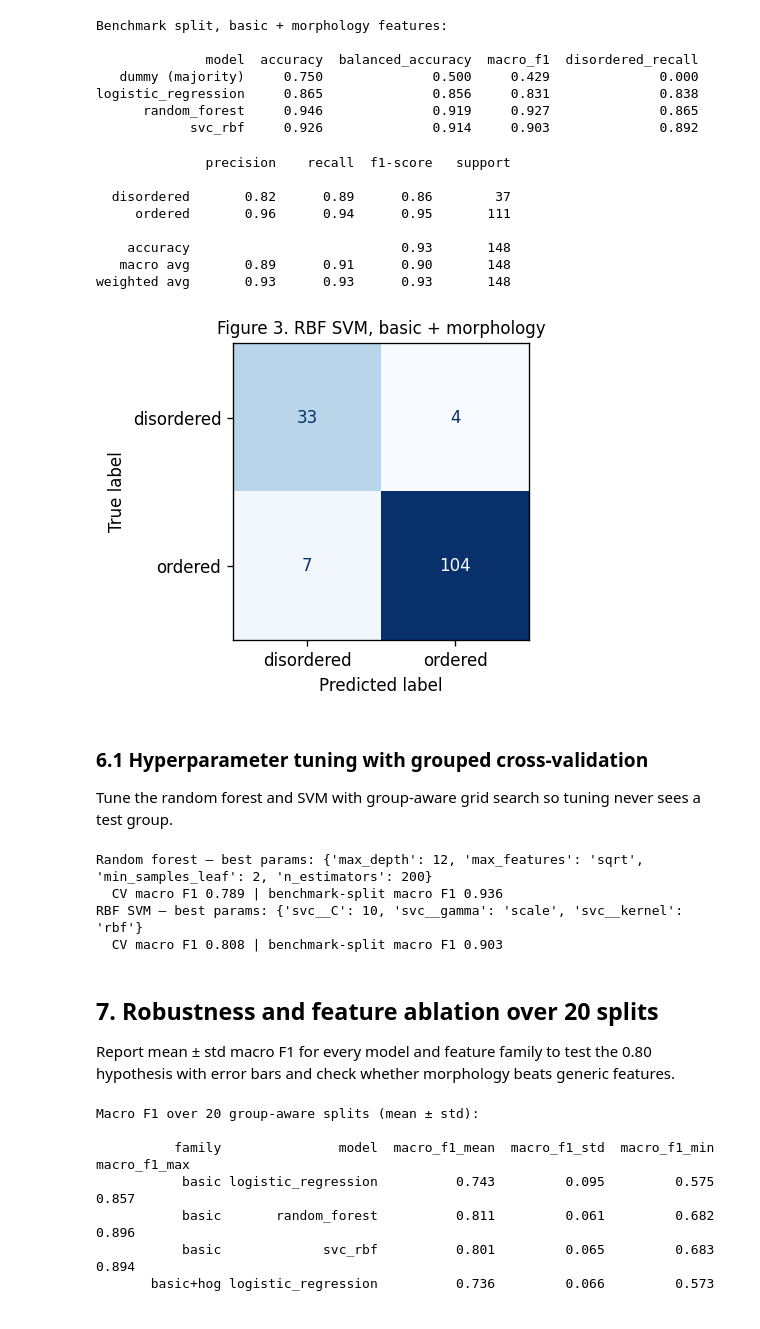
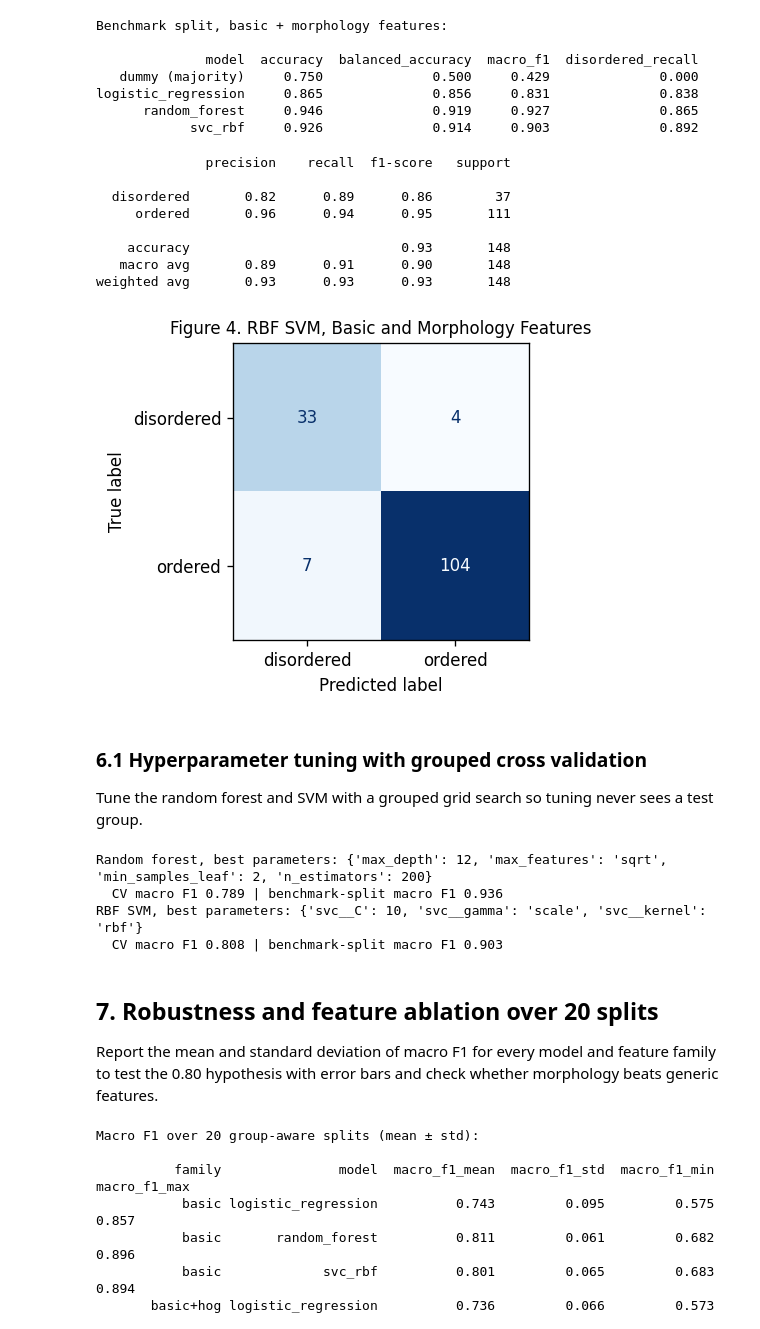
Before and after one commit to JPCodes44/MSE446_Nanoparticle_Ordering, a Jupyter notebook: Nanoparticle_Ordering.ipynb, the cells around one changed output. Cells and saved outputs as stored; diff of their text form; code cells hidden in the pictures.

```diff
--- a/Nanoparticle_Ordering.ipynb
+++ b/Nanoparticle_Ordering.ipynb
@@ -508,29 +525,29 @@ logistic_regression     0.865              0.856     0.831              0.838
       random_forest     0.946              0.919     0.927              0.865
             svc_rbf     0.926              0.914     0.903              0.892
 # %%
-# Figure 3 is the confusion matrix of the strongest engineered model on the benchmark split.
+# Figure 4 is the confusion matrix of the strongest engineered model on the benchmark split.
 Xtr, Xte = FAMILIES["basic+morphology"].iloc[train_idx], FAMILIES["basic+morphology"].iloc[test_idx]
 pred = make_models()["svc_rbf"].fit(Xtr, y.iloc[train_idx]).predict(Xte)
 print(classification_report(y.iloc[test_idx], pred, labels=CLASS_LABELS, zero_division=0))
 
 fig, ax = plt.subplots(figsize=(3.8, 3.8))
 ConfusionMatrixDisplay.from_predictions(y.iloc[test_idx], pred, labels=CLASS_LABELS,
                                         cmap="Blues", colorbar=False, ax=ax)
-ax.set_title("Figure 3. RBF SVM, basic + morphology", fontsize=10)
-fig.tight_layout(); fig.savefig(FIG_DIR / "fig3_confusion.png"); plt.show()
+ax.set_title("Figure 4. RBF SVM, Basic and Morphology Features", fontsize=10)
+fig.tight_layout(); fig.savefig(FIG_DIR / "fig4_confusion.png"); plt.show()
 # %% [output]
               precision    recall  f1-score   support
 
   disordered       0.82      0.89      0.86        37
      ordered       0.96      0.94      0.95       111
 
     accuracy                           0.93       148
    macro avg       0.89      0.91      0.90       148
 weighted avg       0.93      0.93      0.93       148
-[figure, old version]
+[figure, new version]
 # %% [markdown]
-### 6.1 Hyperparameter tuning with grouped cross-validation
-Tune the random forest and SVM with group-aware grid search so tuning never sees a test group.
+### 6.1 Hyperparameter tuning with grouped cross validation
+Tune the random forest and SVM with a grouped grid search so tuning never sees a test group.
 # %%
 # Tune one estimator with GroupKFold on the training split and report its benchmark-split macro F1.
 def tune(estimator, param_grid, X):
@@ -545,23 +562,22 @@ X_morph = FAMILIES["basic+morphology"]
 rf_search, rf_test = tune(RandomForestClassifier(class_weight="balanced", random_state=SEED, n_jobs=-1),
                           {"n_estimators": [200], "max_depth": [8, 12, None],
                            "min_samples_leaf": [1, 2, 5], "max_features": ["sqrt", "log2"]}, X_morph)
-print("Random forest — best params:", rf_search.best_params_)
+print("Random forest, best parameters:", rf_search.best_params_)
 print(f"  CV macro F1 {rf_search.best_score_:.3f} | benchmark-split macro F1 {rf_test:.3f}")
 
 svc_search, svc_test = tune(make_pipeline(StandardScaler(), SVC(class_weight="balanced", random_state=SEED)),
                             {"svc__C": [0.1, 1, 10, 100], "svc__kernel": ["linear", "rbf"],
                              "svc__gamma": ["scale", "auto", 0.001, 0.01, 0.1]}, X_morph)
-print("RBF SVM — best params:", svc_search.best_params_)
+print("RBF SVM, best parameters:", svc_search.best_params_)
 print(f"  CV macro F1 {svc_search.best_score_:.3f} | benchmark-split macro F1 {svc_test:.3f}")
 # %% [output]
-Random forest — best params: {'max_depth': 12, 'max_features': 'sqrt', 'min_samples_leaf': 2, 'n_estimators': 200}
+Random forest, best parameters: {'max_depth': 12, 'max_features': 'sqrt', 'min_samples_leaf': 2, 'n_estimators': 200}
   CV macro F1 0.789 | benchmark-split macro F1 0.936
-RBF SVM — best params: {'svc__C': 10, 'svc__gamma': 'scale', 'svc__kernel': 'rbf'}
+RBF SVM, best parameters: {'svc__C': 10, 'svc__gamma': 'scale', 'svc__kernel': 'rbf'}
   CV macro F1 0.808 | benchmark-split macro F1 0.903
 # %% [markdown]
 ## 7. Robustness and feature ablation over 20 splits
-Report mean ± std macro F1 for every model and feature family to test the 0.80 hypothesis with
-error bars and check whether morphology beats generic features.
+Report the mean and standard deviation of macro F1 for every model and feature family to test the 0.80 hypothesis with error bars and check whether morphology beats generic features.
 # %%
 MODEL_PROTOS = {k: v for k, v in make_models().items() if k != "dummy (majority)"}
 
```
Also changed, not shown: parts of 18 cells of this notebook.
